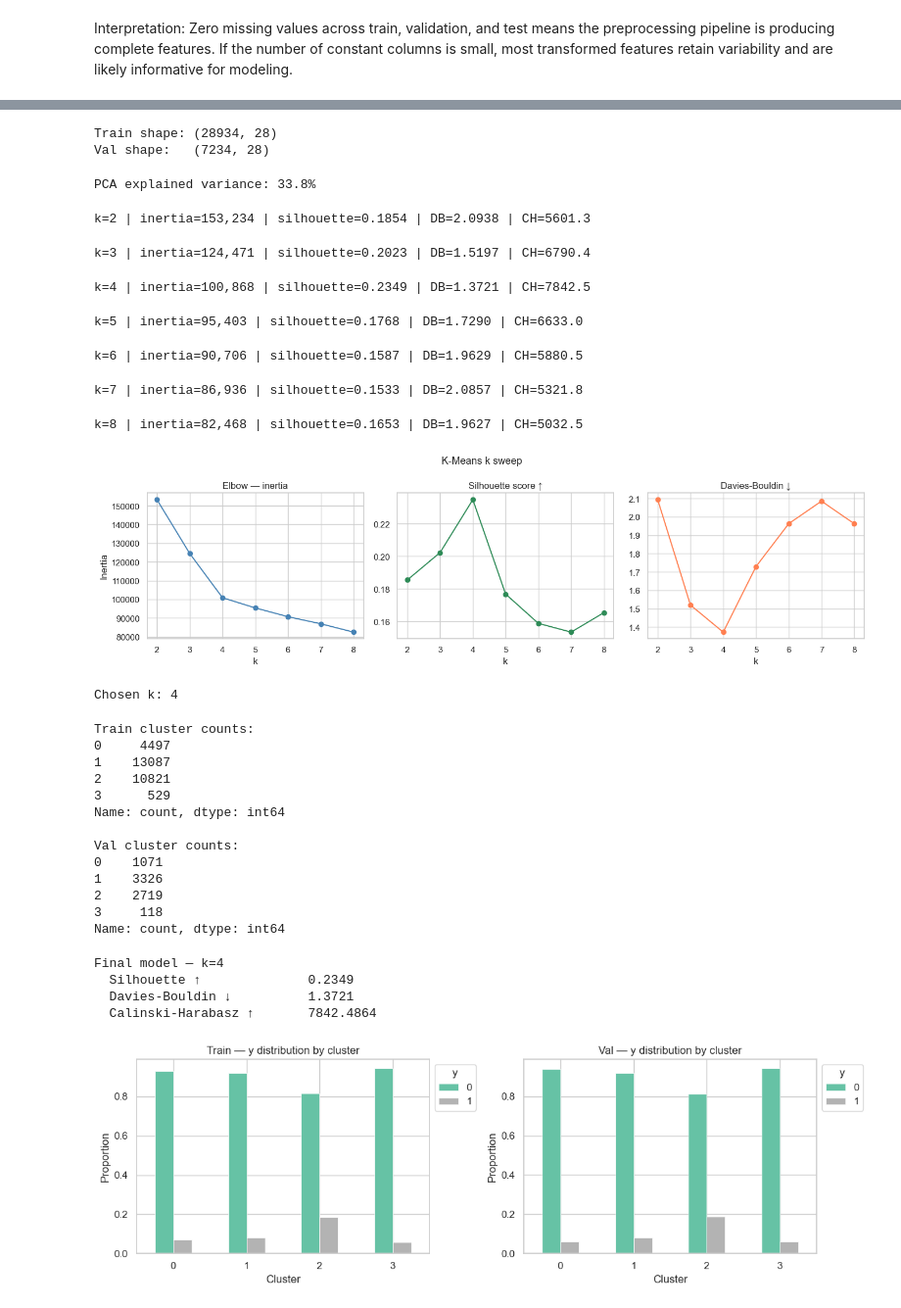
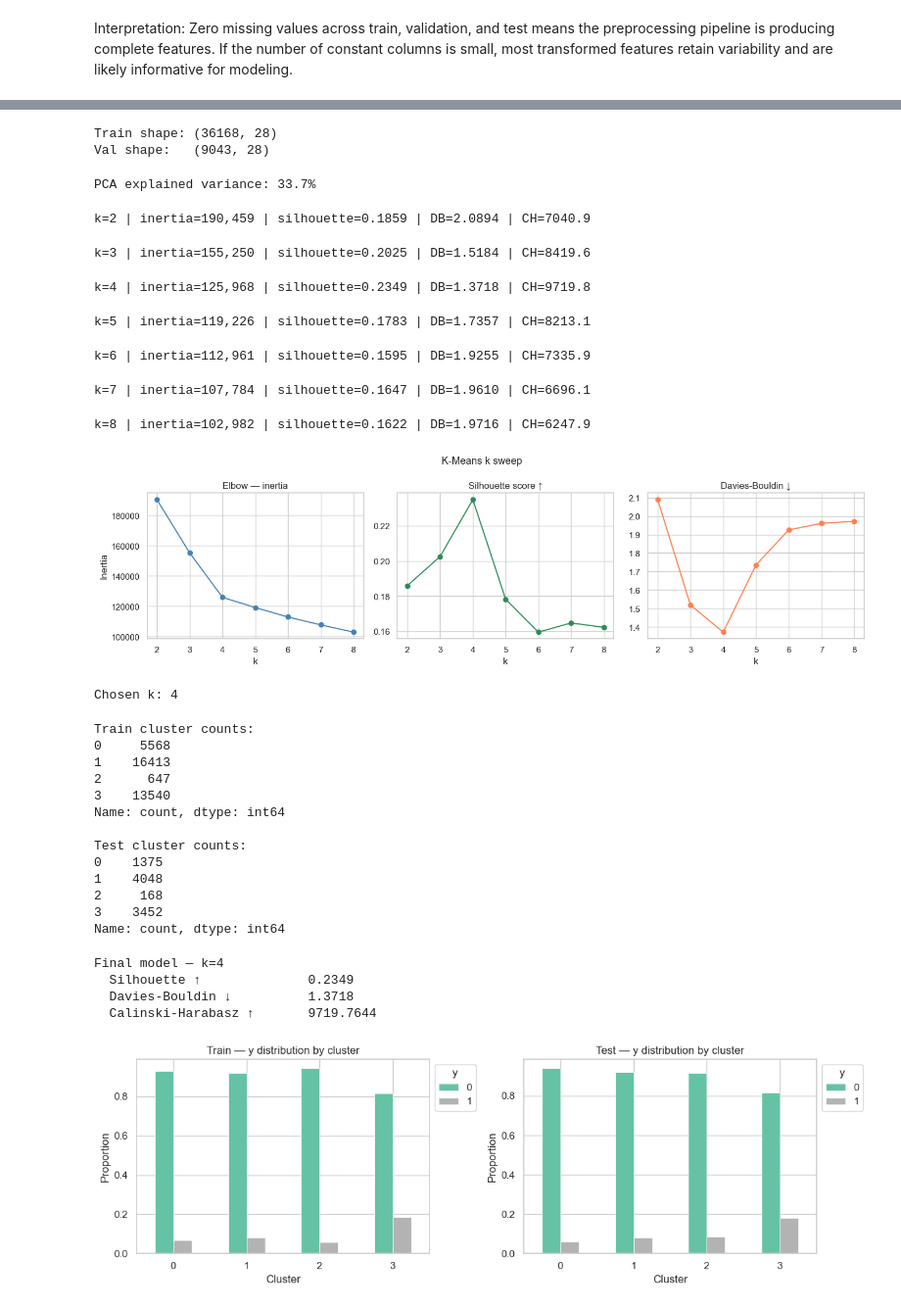
Before and after one commit to tonantzin-real/IDS_705_final_project, a Jupyter notebook: 02_preprocessing.ipynb, the cells around one changed output, grey strips where cells are left out. Shown at 98% size. Drawn from its saved outputs; the diff is of its cells as text; code cells hidden in the pictures.

Commit message:
updated preprocessing saved with clustering

```diff
--- a/02_preprocessing.ipynb
+++ b/02_preprocessing.ipynb
@@ -865,21 +866,24 @@ from sklearn.metrics import (
 K_RANGE = range(2, 9)
 RANDOM_STATE = 42
 
-X_train_cluster = X_train_processed_df[list(cluster_columns)].values.astype(float)
-X_val_cluster = X_val_processed_df[list(cluster_columns)].values.astype(float)
+X_train_val_processed_df = pd.concat([X_train_processed_df, X_val_processed_df], axis=0)
+y_train_val = pd.concat([y_train, y_val], axis=0)
+
+X_train_cluster = X_train_val_processed_df[list(cluster_columns)].values.astype(float)
+X_test_cluster = X_test_processed_df[list(cluster_columns)].values.astype(float)
 
 print(f"Train shape: {X_train_cluster.shape}")
-print(f"Val shape:   {X_val_cluster.shape}")
+print(f"Val shape:   {X_test_cluster.shape}")
 # %% [output]
-Train shape: (28934, 28)
-Val shape:   (7234, 28)
+Train shape: (36168, 28)
+Val shape:   (9043, 28)
 # %%
 pca = PCA(n_components=2, random_state=RANDOM_STATE)
 X_train_cluster_pca = pca.fit_transform(X_train_cluster)
 
 print(f"PCA explained variance: {pca.explained_variance_ratio_.sum():.1%}")
 # %% [output]
-PCA explained variance: 33.8%
+PCA explained variance: 33.7%
 # %%
 sweep_results = []
 
@@ -906,13 +910,13 @@ for k in K_RANGE:
 
 sweep_df = pd.DataFrame(sweep_results)
 # %% [output]
-k=2 | inertia=153,234 | silhouette=0.1854 | DB=2.0938 | CH=5601.3
+k=2 | inertia=190,459 | silhouette=0.1859 | DB=2.0894 | CH=7040.9
-k=3 | inertia=124,471 | silhouette=0.2023 | DB=1.5197 | CH=6790.4
+k=3 | inertia=155,250 | silhouette=0.2025 | DB=1.5184 | CH=8419.6
-k=4 | inertia=100,868 | silhouette=0.2349 | DB=1.3721 | CH=7842.5
+k=4 | inertia=125,968 | silhouette=0.2349 | DB=1.3718 | CH=9719.8
-k=5 | inertia=95,403 | silhouette=0.1768 | DB=1.7290 | CH=6633.0
+k=5 | inertia=119,226 | silhouette=0.1783 | DB=1.7357 | CH=8213.1
-k=6 | inertia=90,706 | silhouette=0.1587 | DB=1.9629 | CH=5880.5
+k=6 | inertia=112,961 | silhouette=0.1595 | DB=1.9255 | CH=7335.9
-k=7 | inertia=86,936 | silhouette=0.1533 | DB=2.0857 | CH=5321.8
+k=7 | inertia=107,784 | silhouette=0.1647 | DB=1.9610 | CH=6696.1
-k=8 | inertia=82,468 | silhouette=0.1653 | DB=1.9627 | CH=5032.5
+k=8 | inertia=102,982 | silhouette=0.1622 | DB=1.9716 | CH=6247.9
 # %%
 fig, axes = plt.subplots(1, 3, figsize=(14, 4))
 
@@ -933,7 +937,7 @@ plt.suptitle("K-Means k sweep", fontsize=13)
 plt.tight_layout()
 plt.show()
 # %% [output]
-[figure, old version]
+[figure, new version]
 # %%
 chosen_k = int(sweep_df.loc[sweep_df["silhouette"].idxmax(), "k"])
 
@@ -943,23 +947,23 @@ Chosen k: 4
 # %%
 km_final = KMeans(n_clusters=chosen_k, n_init=10, random_state=RANDOM_STATE)
 train_labels = km_final.fit_predict(X_train_cluster)
-val_labels = km_final.predict(X_val_cluster)
+test_labels = km_final.predict(X_test_cluster)
 
 print(f"Train cluster counts:\n{pd.Series(train_labels).value_counts().sort_index()}")
-print(f"\nVal cluster counts:\n{pd.Series(val_labels).value_counts().sort_index()}")
+print(f"\nTest cluster counts:\n{pd.Series(test_labels).value_counts().sort_index()}")
 # %% [output]
 Train cluster counts:
-0     4497
-1    13087
-2    10821
-3      529
+0     5568
+1    16413
+2      647
+3    13540
 Name: count, dtype: int64
 
-Val cluster counts:
-0    1071
-1    3326
-2    2719
-3     118
+Test cluster counts:
+0    1375
+1    4048
+2     168
+3    3452
 Name: count, dtype: int64
 # %%
 metrics = {
@@ -974,35 +978,35 @@ for name, val in metrics.items():
 # %% [output]
 Final model — k=4
   Silhouette ↑              0.2349
-  Davies-Bouldin ↓          1.3721
-  Calinski-Harabasz ↑       7842.4864
+  Davies-Bouldin ↓          1.3718
+  Calinski-Harabasz ↑       9719.7644
 # %%
 fig, axes = plt.subplots(1, 2, figsize=(12, 4))
 
 for ax, labels, y, title in zip(
     axes,
-    [train_labels, val_labels],
-    [y_train, y_val],
-    ["Train", "Val"],
+    [train_labels, test_labels],
+    [y_train_val, y_test],
+    ["Train", "Test"],
 ):
     plot_df = pd.DataFrame({"cluster": labels, "y": y})
     cluster_props = (
         plot_df.groupby("cluster")["y"]
         .value_counts(normalize=True)
         .rename("proportion")
         .reset_index()
     )
     pivot = cluster_props.pivot(
         index="cluster", columns="y", values="proportion"
     ).fillna(0)
     pivot.plot(kind="bar", ax=ax, colormap="Set2", edgecolor="white", linewidth=0.5)
     ax.set_title(f"{title} — y distribution by cluster")
     ax.set_xlabel("Cluster")
     ax.set_ylabel("Proportion")
     ax.set_xticklabels(ax.get_xticklabels(), rotation=0)
     ax.legend(title="y", bbox_to_anchor=(1, 1))
 
 plt.tight_layout()
 plt.show()
 # %% [output]
-[figure, old version]
+[figure, new version]
```
Also changed, not shown: parts of 7 cells of this notebook.
